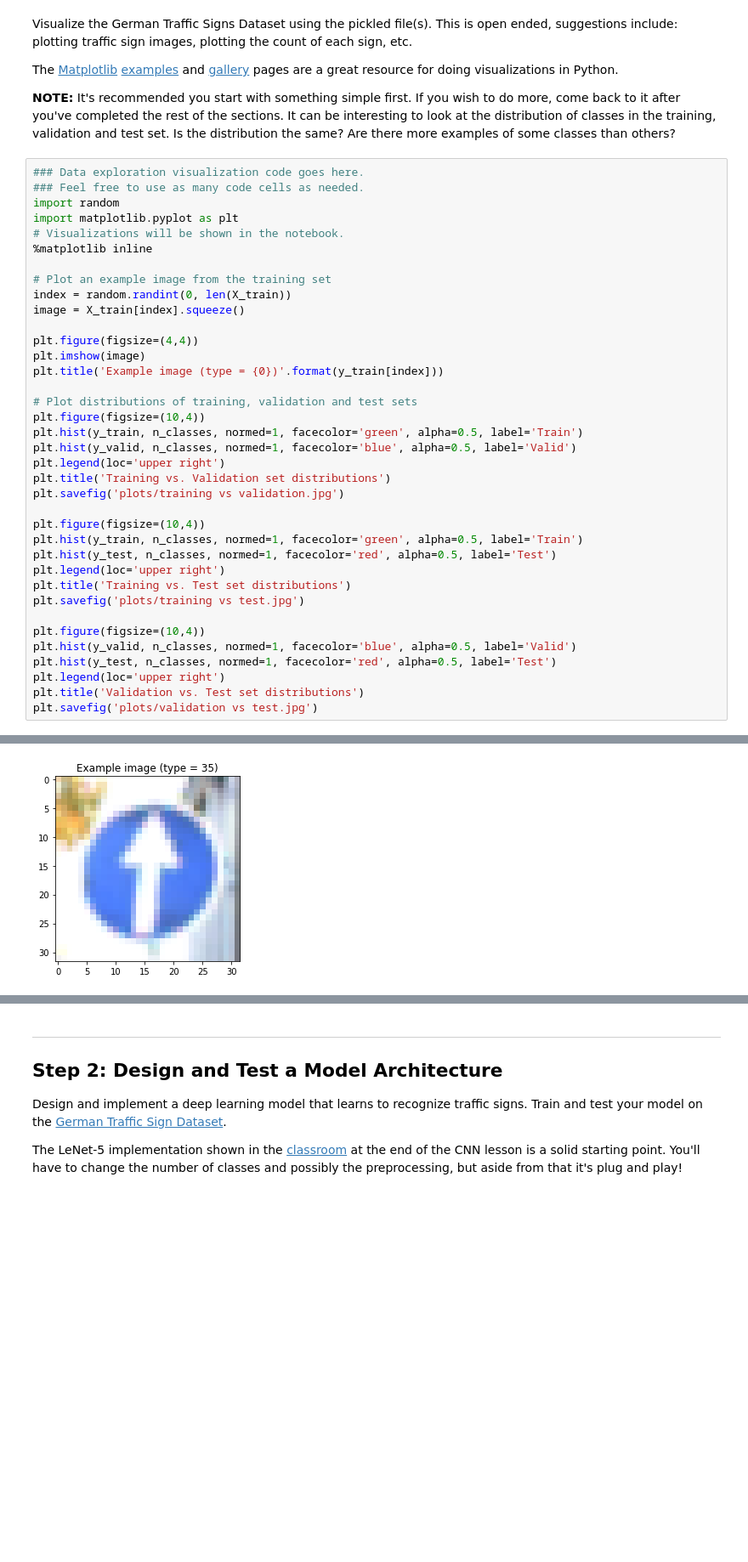
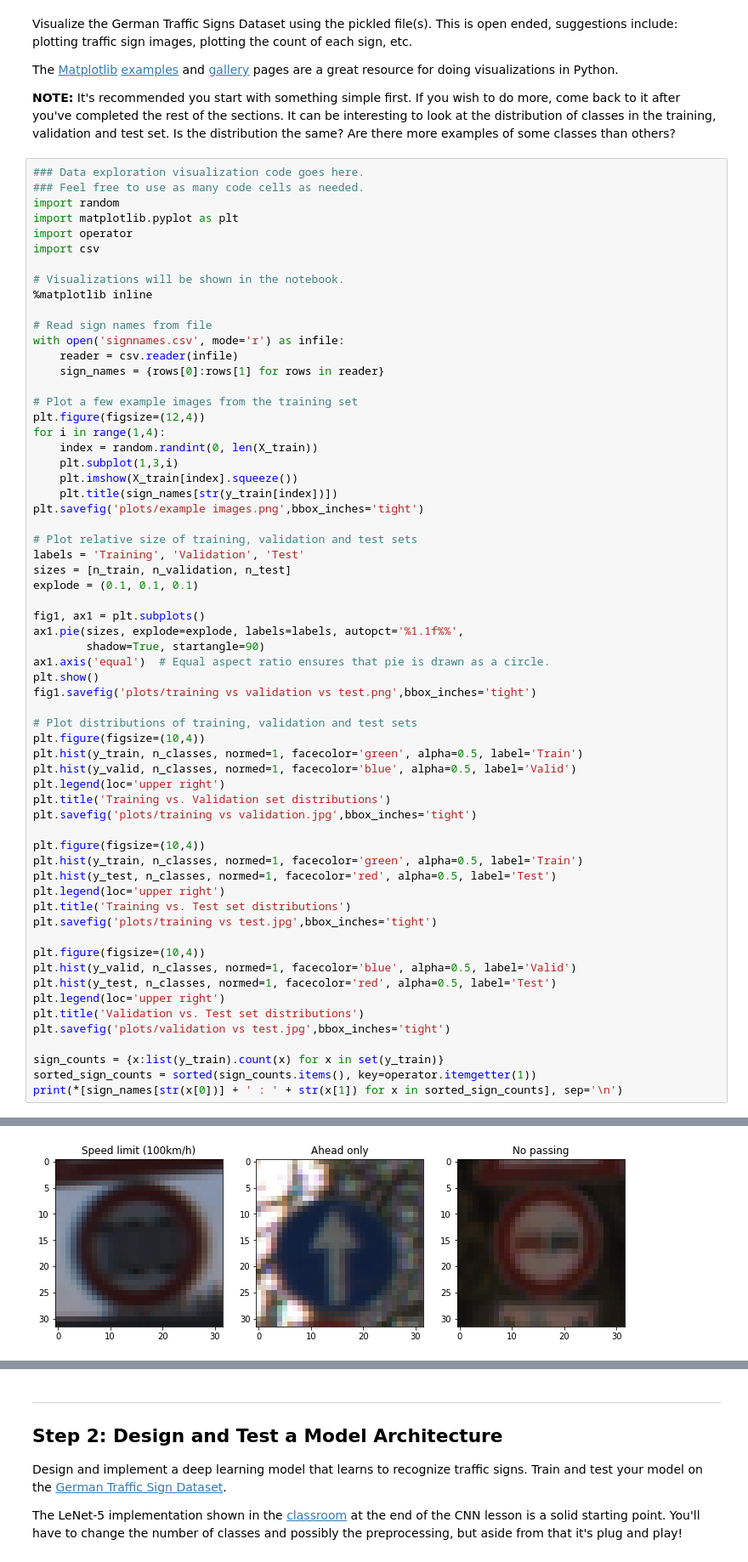
Before and after one commit to AndyKnight09/CarND-Traffic-Sign-Classifier-Project, a Jupyter notebook: Traffic_Sign_Classifier.ipynb, the cells around one changed output, grey strips where cells are left out. Shown at 85% size. Saved outputs shown, nothing was run; the diff lists cells and outputs as text; blank space fills up the shorter version.

Commit message:
Improving plots Improved transformation backgrounds

```diff
--- a/Traffic_Sign_Classifier.ipynb
+++ b/Traffic_Sign_Classifier.ipynb
@@ -97,16 +97,37 @@ The [Matplotlib](http://matplotlib.org/) [examples](http://matplotlib.org/exampl
 ### Feel free to use as many code cells as needed.
 import random
 import matplotlib.pyplot as plt
+import operator
+import csv
+
 # Visualizations will be shown in the notebook.
 %matplotlib inline
 
-# Plot an example image from the training set
-index = random.randint(0, len(X_train))
-image = X_train[index].squeeze()
+# Read sign names from file
+with open('signnames.csv', mode='r') as infile:
+    reader = csv.reader(infile)
+    sign_names = {rows[0]:rows[1] for rows in reader}
 
-plt.figure(figsize=(4,4))
-plt.imshow(image)
-plt.title('Example image (type = {0})'.format(y_train[index]))
+# Plot a few example images from the training set
+plt.figure(figsize=(12,4))
+for i in range(1,4):
+    index = random.randint(0, len(X_train))
+    plt.subplot(1,3,i)
+    plt.imshow(X_train[index].squeeze())
+    plt.title(sign_names[str(y_train[index])])
+plt.savefig('plots/example images.png',bbox_inches='tight')
+
+# Plot relative size of training, validation and test sets
+labels = 'Training', 'Validation', 'Test'
+sizes = [n_train, n_validation, n_test]
+explode = (0.1, 0.1, 0.1)
+
+fig1, ax1 = plt.subplots()
+ax1.pie(sizes, explode=explode, labels=labels, autopct='%1.1f%%',
+        shadow=True, startangle=90)
+ax1.axis('equal')  # Equal aspect ratio ensures that pie is drawn as a circle.
+plt.show()
+fig1.savefig('plots/training vs validation vs test.png',bbox_inches='tight')
 
 # Plot distributions of training, validation and test sets
 plt.figure(figsize=(10,4))
@@ -114,19 +135,23 @@ plt.hist(y_train, n_classes, normed=1, facecolor='green', alpha=0.5, label='Trai
 plt.hist(y_valid, n_classes, normed=1, facecolor='blue', alpha=0.5, label='Valid')
 plt.legend(loc='upper right')
 plt.title('Training vs. Validation set distributions')
-plt.savefig('plots/training vs validation.jpg')
+plt.savefig('plots/training vs validation.jpg',bbox_inches='tight')
 
 plt.figure(figsize=(10,4))
 plt.hist(y_train, n_classes, normed=1, facecolor='green', alpha=0.5, label='Train')
 plt.hist(y_test, n_classes, normed=1, facecolor='red', alpha=0.5, label='Test')
 plt.legend(loc='upper right')
 plt.title('Training vs. Test set distributions')
-plt.savefig('plots/training vs test.jpg')
+plt.savefig('plots/training vs test.jpg',bbox_inches='tight')
 
 plt.figure(figsize=(10,4))
 plt.hist(y_valid, n_classes, normed=1, facecolor='blue', alpha=0.5, label='Valid')
 plt.hist(y_test, n_classes, normed=1, facecolor='red', alpha=0.5, label='Test')
 plt.legend(loc='upper right')
 plt.title('Validation vs. Test set distributions')
-plt.savefig('plots/validation vs test.jpg')
+plt.savefig('plots/validation vs test.jpg',bbox_inches='tight')
+
+sign_counts = {x:list(y_train).count(x) for x in set(y_train)}
+sorted_sign_counts = sorted(sign_counts.items(), key=operator.itemgetter(1))
+print(*[sign_names[str(x[0])] + ' : ' + str(x[1]) for x in sorted_sign_counts], sep='\n')
 # %% [output]
@@ -134 +158 @@ plt.savefig('plots/validation vs test.jpg')
-[figure, old version]
+[figure, new version]
```
Also changed, not shown: parts of 5 cells of this notebook, 10 other files.
